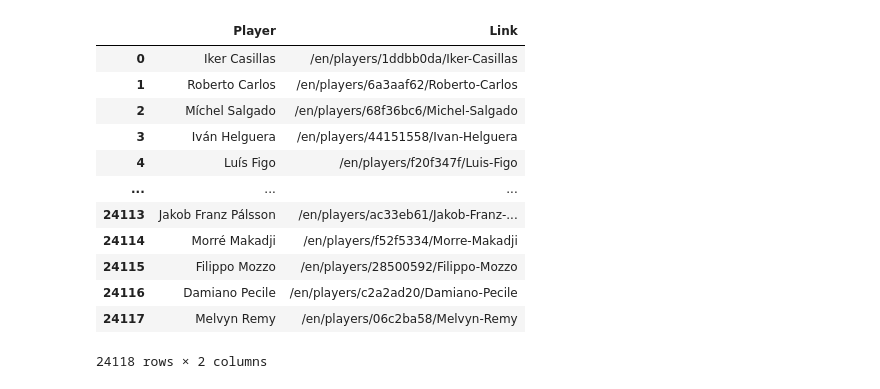
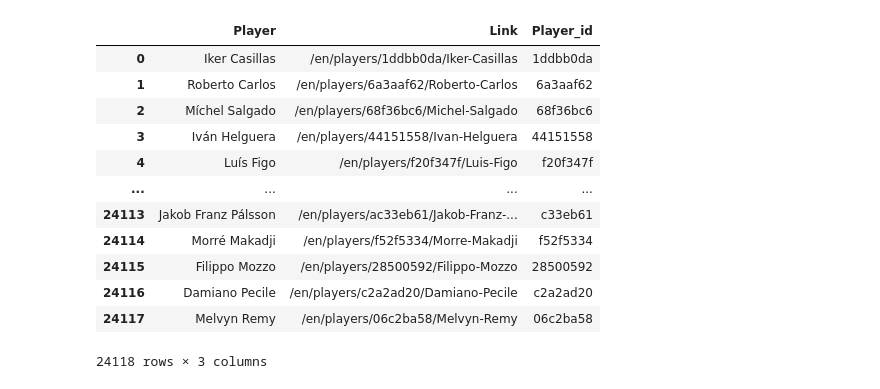
Before and after one commit to Sangmin-SHIM/Football, a Jupyter notebook: Data/Jupyter/14_Pandas_BeautifulSoup_Demo_10 - Players Image Save.ipynb, the cells around one changed output. Saved outputs shown, nothing was run; the diff lists cells and outputs as text; code cells hidden in the pictures.

```diff
--- a/Data/Jupyter/14_Pandas_BeautifulSoup_Demo_10 - Players Image Save.ipynb
+++ b/Data/Jupyter/14_Pandas_BeautifulSoup_Demo_10 - Players Image Save.ipynb
@@ -1,37 +1,37 @@
 # %%
 import pandas as pd
 import re
 import os
 import csv
 import random
 import time
 from pathlib import Path
 
 print()
 
 # Original File
 FILE_BASE_PATH=Path.cwd()
 players_with_id_file = "Player_with_fbref_id"
 
 df_player=pd.read_csv(f'{FILE_BASE_PATH}/{players_with_id_file}.csv', sep=",")
 
-df_player = df_player[['Player', 'Link']]
+df_player = df_player[['Player', 'Link','Player_id']]
 
 df_player
 # %% [output]
-|  | Player | Link |
-| 0 | ﻿Iker Casillas | /en/players/1ddbb0da/Iker-Casillas |
-| 1 | Roberto Carlos | /en/players/6a3aaf62/Roberto-Carlos |
-| 2 | Míchel Salgado | /en/players/68f36bc6/Michel-Salgado |
-| 3 | Iván Helguera | /en/players/44151558/Ivan-Helguera |
-| 4 | Luís Figo | /en/players/f20f347f/Luis-Figo |
-| ... | ... | ... |
-| 24113 | Jakob Franz Pálsson | /en/players/ac33eb61/Jakob-Franz-... |
-| 24114 | Morré Makadji | /en/players/f52f5334/Morre-Makadji |
-| 24115 | Filippo Mozzo | /en/players/28500592/Filippo-Mozzo |
-| 24116 | Damiano Pecile | /en/players/c2a2ad20/Damiano-Pecile |
-| 24117 | Melvyn Remy | /en/players/06c2ba58/Melvyn-Remy |
+|  | Player | Link | Player_id |
+| 0 | ﻿Iker Casillas | /en/players/1ddbb0da/Iker-Casillas | 1ddbb0da |
+| 1 | Roberto Carlos | /en/players/6a3aaf62/Roberto-Carlos | 6a3aaf62 |
+| 2 | Míchel Salgado | /en/players/68f36bc6/Michel-Salgado | 68f36bc6 |
+| 3 | Iván Helguera | /en/players/44151558/Ivan-Helguera | 44151558 |
+| 4 | Luís Figo | /en/players/f20f347f/Luis-Figo | f20f347f |
+| ... | ... | ... | ... |
+| 24113 | Jakob Franz Pálsson | /en/players/ac33eb61/Jakob-Franz-... | c33eb61 |
+| 24114 | Morré Makadji | /en/players/f52f5334/Morre-Makadji | f52f5334 |
+| 24115 | Filippo Mozzo | /en/players/28500592/Filippo-Mozzo | 28500592 |
+| 24116 | Damiano Pecile | /en/players/c2a2ad20/Damiano-Pecile | c2a2ad20 |
+| 24117 | Melvyn Remy | /en/players/06c2ba58/Melvyn-Remy | 06c2ba58 |
-24118 rows × 2 columns
+24118 rows × 3 columns
 # %%
 player_name_list=[df_player.loc[num].to_list()[0] for num in range (0,len(df_player))]
 player_link_list=[df_player.loc[num].to_list()[1] for num in range (0,len(df_player))]
```
Also changed, not shown: parts of 2 cells of this notebook.
